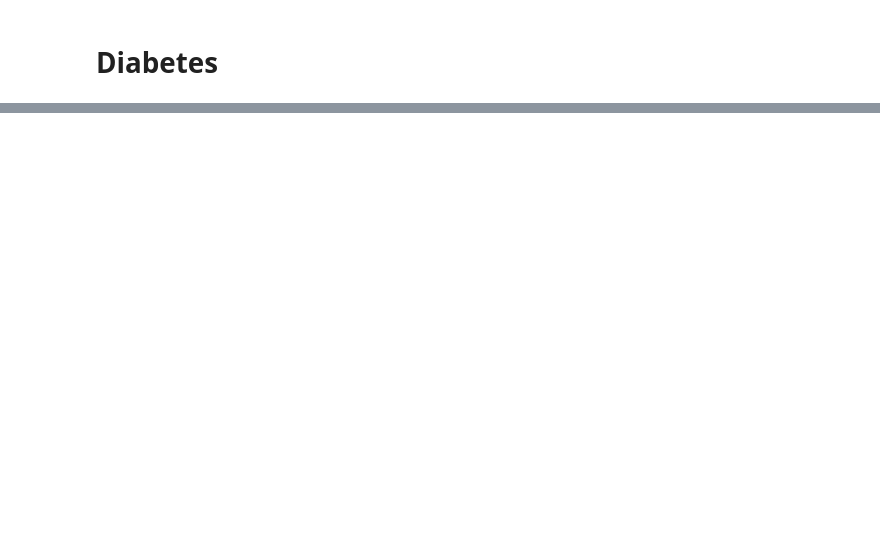
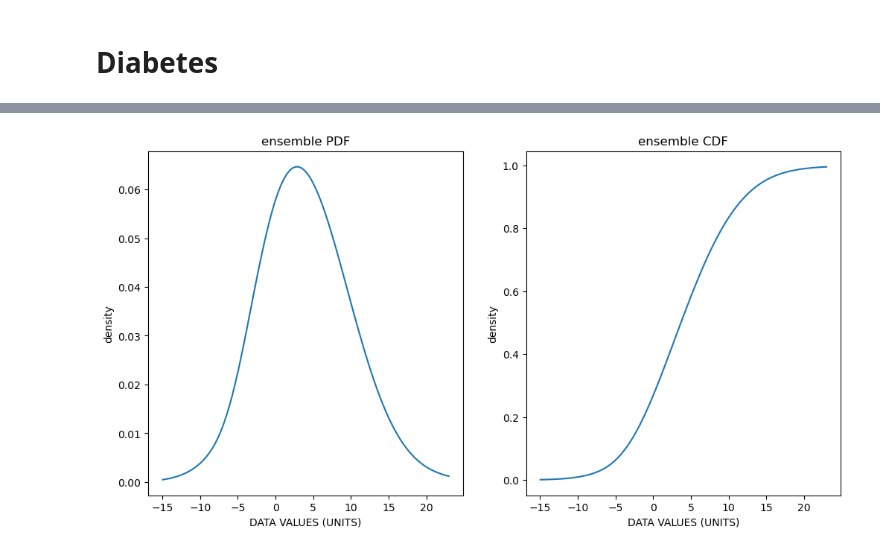
Before and after one commit to ihmeuw-msca/distrem, a Jupyter notebook: plots.ipynb, the cells around one changed output, grey strips where cells are left out. Cells and saved outputs as stored; diff of their text form; code cells hidden in the pictures; blank space fills up the shorter version.

Commit message:
add default plotting function to ensemble distribution object

```diff
--- a/plots.ipynb
+++ b/plots.ipynb
@@ -149,0 +150,5 @@ distributions and weights: {'gamma': 2.6445914683414467e-11, 'invgamma': 0.33383
+# %%
+temp = EnsembleDistribution(["normal", "gumbel"], [0.7, 0.3], 4, 40)
+temp.plot()
+# %% [output]
+[figure, added]
```
Also changed, not shown: parts of 2 cells of this notebook, 1 other file.
